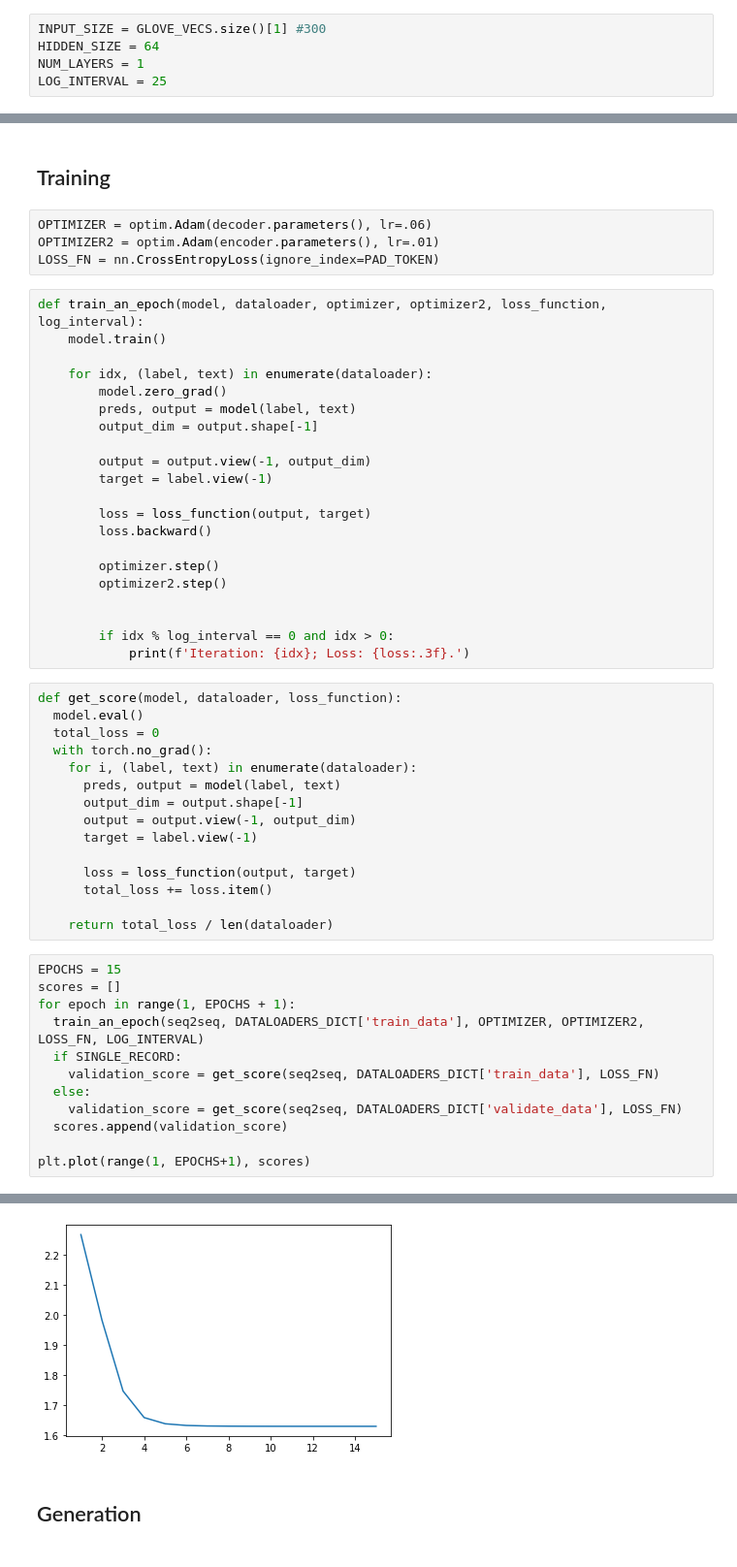
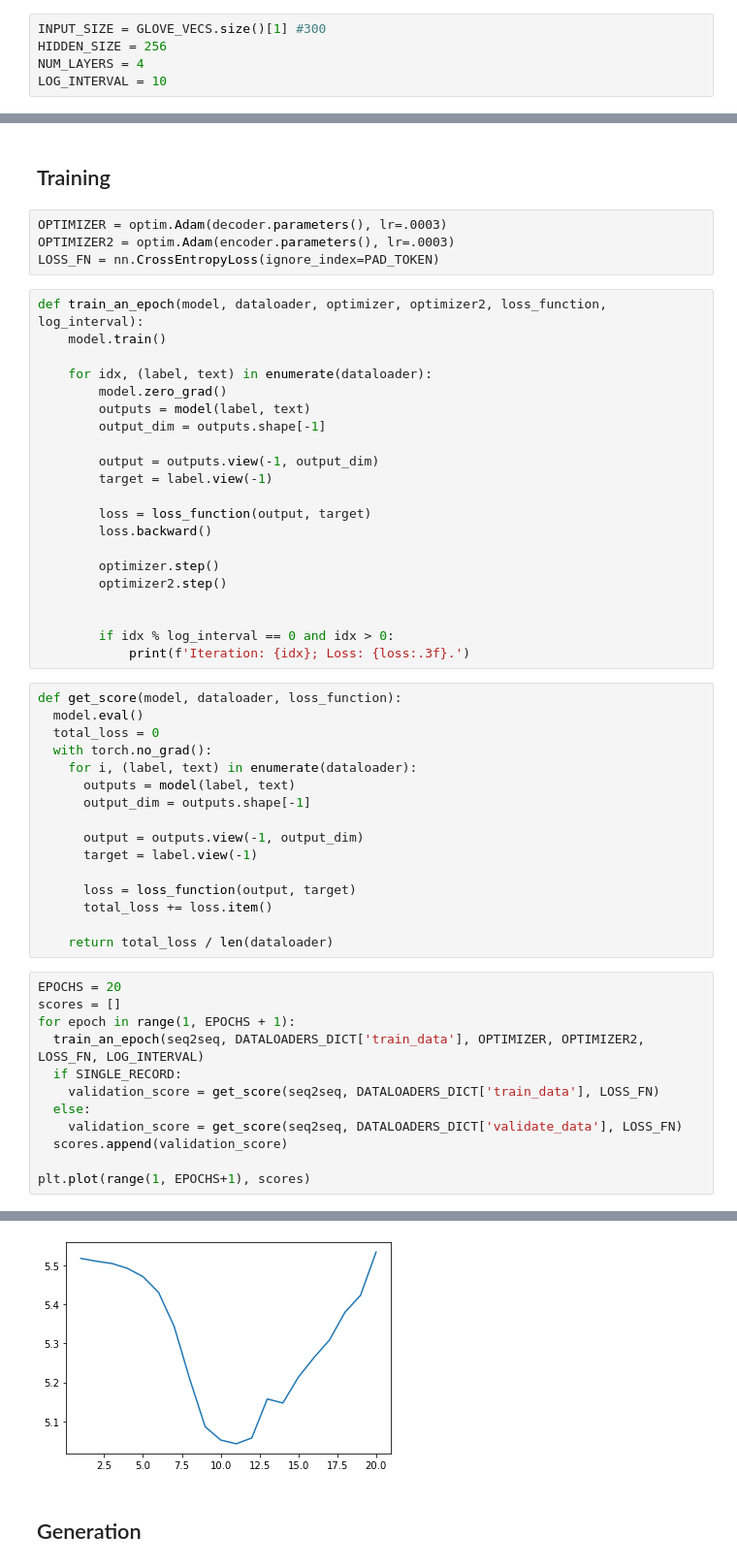
Before and after one commit to leppekja/congress-bill-auto-summaries, a Jupyter notebook: auto2.ipynb, the cells around one changed output, grey strips where cells are left out. Shown at 97% size. Drawn from its saved outputs; the diff is of its cells as text.

```diff
--- a/auto2.ipynb
+++ b/auto2.ipynb
@@ -441,8 +474,8 @@ class Seq2Seq(nn.Module):
 # %%
 INPUT_SIZE = GLOVE_VECS.size()[1] #300
-HIDDEN_SIZE = 64
-NUM_LAYERS = 1
-LOG_INTERVAL = 25
+HIDDEN_SIZE = 256
+NUM_LAYERS = 4
+LOG_INTERVAL = 10
 # %%
 encoder = Encoder(INPUT_SIZE, HIDDEN_SIZE, GLOVE_VECS, NUM_LAYERS, PAD_TOKEN, False)
 decoder = Decoder(INPUT_SIZE, VOCAB_SIZE, HIDDEN_SIZE, GLOVE_VECS, NUM_LAYERS, PAD_TOKEN, False)
@@ -450,8 +483,8 @@ seq2seq = Seq2Seq(encoder, decoder)
 # %% [markdown]
 ## Training
 # %%
-OPTIMIZER = optim.Adam(decoder.parameters(), lr=.06)
-OPTIMIZER2 = optim.Adam(encoder.parameters(), lr=.01)
+OPTIMIZER = optim.Adam(decoder.parameters(), lr=.0003)
+OPTIMIZER2 = optim.Adam(encoder.parameters(), lr=.0003)
 LOSS_FN = nn.CrossEntropyLoss(ignore_index=PAD_TOKEN)
 # %%
 def train_an_epoch(model, dataloader, optimizer, optimizer2, loss_function, log_interval):
@@ -459,10 +492,10 @@ def train_an_epoch(model, dataloader, optimizer, optimizer2, loss_function, log_
 
     for idx, (label, text) in enumerate(dataloader):
         model.zero_grad()
-        preds, output = model(label, text)
-        output_dim = output.shape[-1]
+        outputs = model(label, text)
+        output_dim = outputs.shape[-1]
 
-        output = output.view(-1, output_dim)
+        output = outputs.view(-1, output_dim)
         target = label.view(-1)
 
         loss = loss_function(output, target)
@@ -480,9 +513,10 @@ def get_score(model, dataloader, loss_function):
   total_loss = 0
   with torch.no_grad():
     for i, (label, text) in enumerate(dataloader):
-      preds, output = model(label, text)
-      output_dim = output.shape[-1]
-      output = output.view(-1, output_dim)
+      outputs = model(label, text)
+      output_dim = outputs.shape[-1]
+
+      output = outputs.view(-1, output_dim)
       target = label.view(-1)
 
       loss = loss_function(output, target)
@@ -490,19 +524,19 @@ def get_score(model, dataloader, loss_function):
 
     return total_loss / len(dataloader)
 # %%
-EPOCHS = 15
+EPOCHS = 20
 scores = []
 for epoch in range(1, EPOCHS + 1):
   train_an_epoch(seq2seq, DATALOADERS_DICT['train_data'], OPTIMIZER, OPTIMIZER2, LOSS_FN, LOG_INTERVAL)
   if SINGLE_RECORD:
     validation_score = get_score(seq2seq, DATALOADERS_DICT['train_data'], LOSS_FN)
   else:
     validation_score = get_score(seq2seq, DATALOADERS_DICT['validate_data'], LOSS_FN)
   scores.append(validation_score)
 
 plt.plot(range(1, EPOCHS+1), scores)
 # %% [output]
 [<matplotlib.lines.Line2D at 0x...>]
-[figure, old version]
+[figure, new version]
 # %% [markdown]
 ## Generation
```
Also changed, not shown: parts of 10 cells of this notebook.
